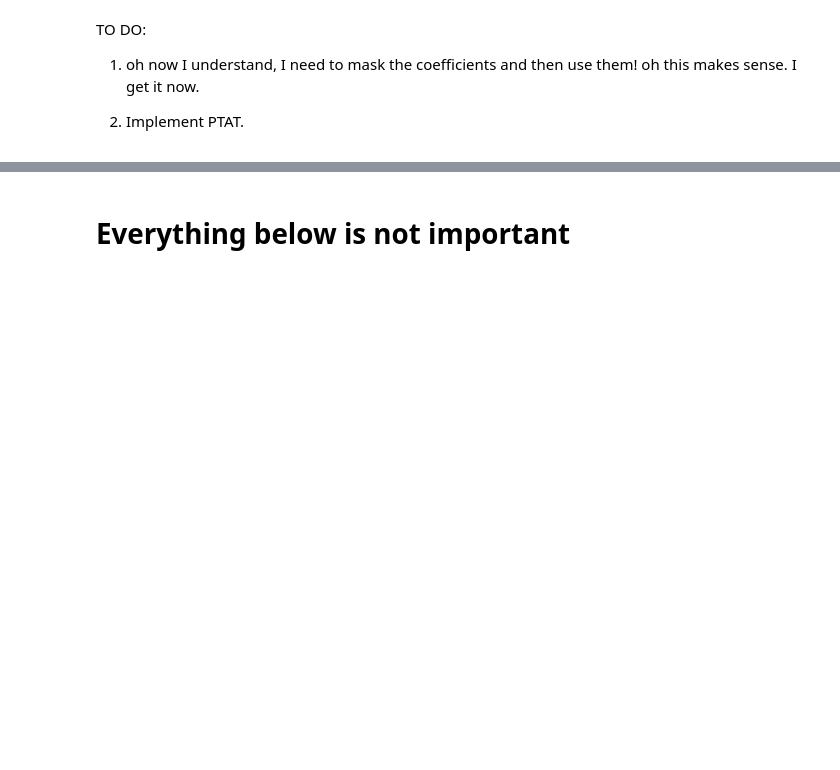
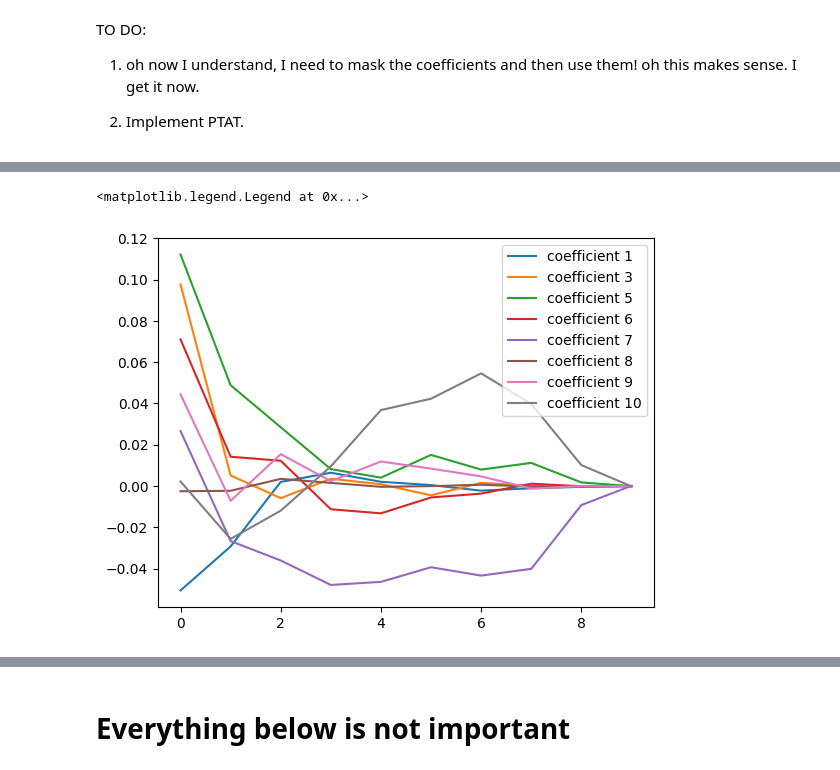
Before and after one commit to lukevoss/GNN, a Jupyter notebook: assignment_6.ipynb, the cells around one changed output, grey strips where cells are left out. Cells and saved outputs as stored; diff of their text form; code cells hidden in the pictures; blank space fills up the shorter version.

Commit message:
add code for both the thresholding schemes (ST and PTAT)

```diff
--- a/assignment_6.ipynb
+++ b/assignment_6.ipynb
@@ -487,8 +487,6 @@ def sequential_thresholding(coefficients, mask, epoch, threshold_a, interval):
 
     # # Set requires_grad to False for zeroed-out coefficients
     # coefficients[coefficients == 0.0].requires_grad_(False)
-
-    return coefficients, mask
 # %%
 import torch
 import torch.nn as nn
@@ -625,0 +832,19 @@ TO DO:
+# %%
+# training the model
+input_size = 10
+output_size = 1
+
+# Create SINDy model
+sindy_model_PTAT = SINDy(input_size, output_size)
+
+
+# Assuming sindy_model, train_loader, and test_loader are already defined
+avg_epoch_train_losses, avg_epoch_val_losses, coefficient_values_over_time = train_and_validate_sindy(sindy_model_PTAT,
+                                                                                                      train_loader,
+                                                                                                      test_loader,
+                                                                                                      num_epochs=10,
+                                                                                                      learning_rate=0.0005,
+                                                                                                      thresholding="patient",
+                                                                                                      threshold_a=0.001,
+                                                                                                      threshold_b=0.0001,
+                                                                                                      patience_p=2)
@@ -625,0 +889,10 @@ TO DO:
+# %%
+coefficient_array= np.array(coefficient_values_over_time)
+# %%
+for i in range(0,10):
+  if i!=1 and i!=3:
+    plt.plot(coefficient_array[:,i], label=f"coefficient {i+1}")
+plt.legend()
+# %% [output]
+<matplotlib.legend.Legend at 0x...>
+[figure, added]
```
Also changed, not shown: parts of 22 cells of this notebook.
